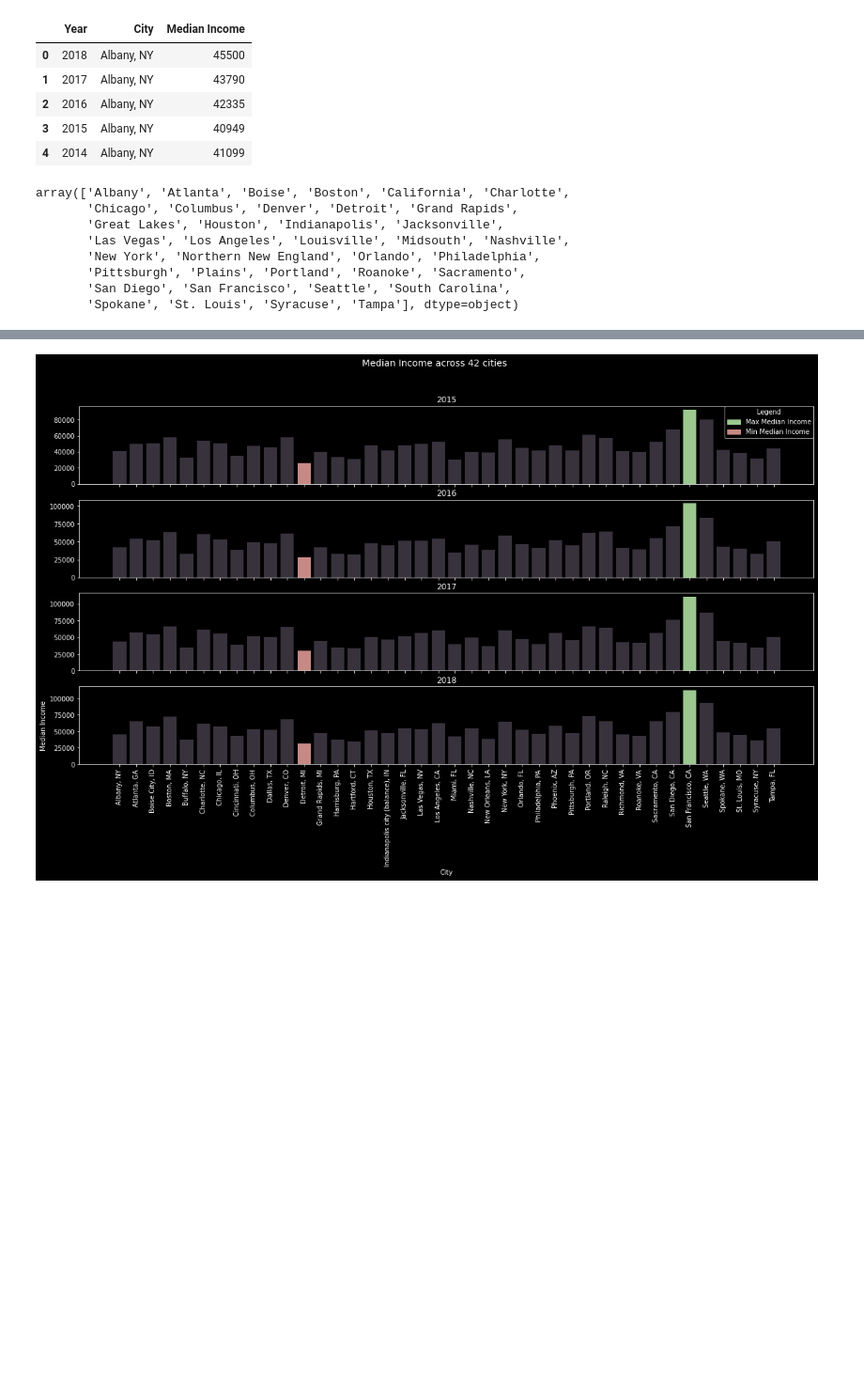
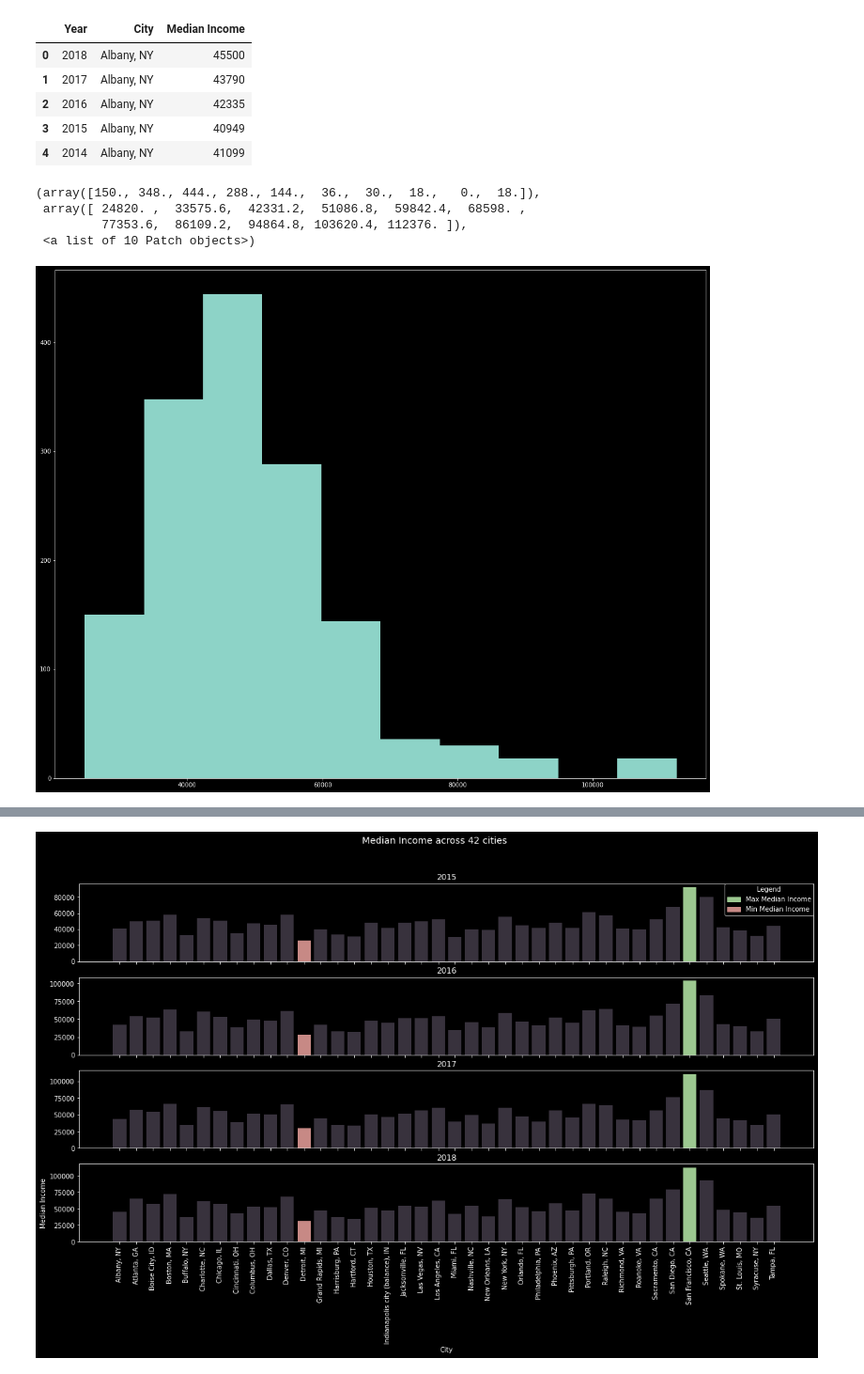
Before and after one commit to lauragtz/project_one, a Jupyter notebook: Avacado_Analysis_JK.ipynb, the cells around one changed output, grey strips where cells are left out. Shown at 94% size. Drawn from its saved outputs; the diff is of its cells as text; code cells hidden in the pictures; blank space fills up the shorter version.

```diff
--- a/Avacado_Analysis_JK.ipynb
+++ b/Avacado_Analysis_JK.ipynb
@@ -25,16 +37,11 @@ income_data.head()
 | 2 | 2016 | Albany, NY | 42335 |
 | 3 | 2015 | Albany, NY | 40949 |
 | 4 | 2014 | Albany, NY | 41099 |
-# %%
-avacado_raw = 'Resources/clean_avocado.csv'
-avacado_data = pd.read_csv(avacado_raw)
-avacado_data['region'].unique()
-# %% [output]
-array(['Albany', 'Atlanta', 'Boise', 'Boston', 'California', 'Charlotte',
-       'Chicago', 'Columbus', 'Denver', 'Detroit', 'Grand Rapids',
-       'Great Lakes', 'Houston', 'Indianapolis', 'Jacksonville',
-       'Las Vegas', 'Los Angeles', 'Louisville', 'Midsouth', 'Nashville',
-       'New York', 'Northern New England', 'Orlando', 'Philadelphia',
-       'Pittsburgh', 'Plains', 'Portland', 'Roanoke', 'Sacramento',
-       'San Diego', 'San Francisco', 'Seattle', 'South Carolina',
-       'Spokane', 'St. Louis', 'Syracuse', 'Tampa'], dtype=object)
+# %%
+plt.hist(income_data['Median Income'])
+# %% [output]
+(array([150., 348., 444., 288., 144.,  36.,  30.,  18.,   0.,  18.]),
+ array([ 24820. ,  33575.6,  42331.2,  51086.8,  59842.4,  68598. ,
+         77353.6,  86109.2,  94864.8, 103620.4, 112376. ]),
+ <a list of 10 Patch objects>)
+[figure, added]
```
Also changed, not shown: parts of 11 cells of this notebook, 2 other files.
